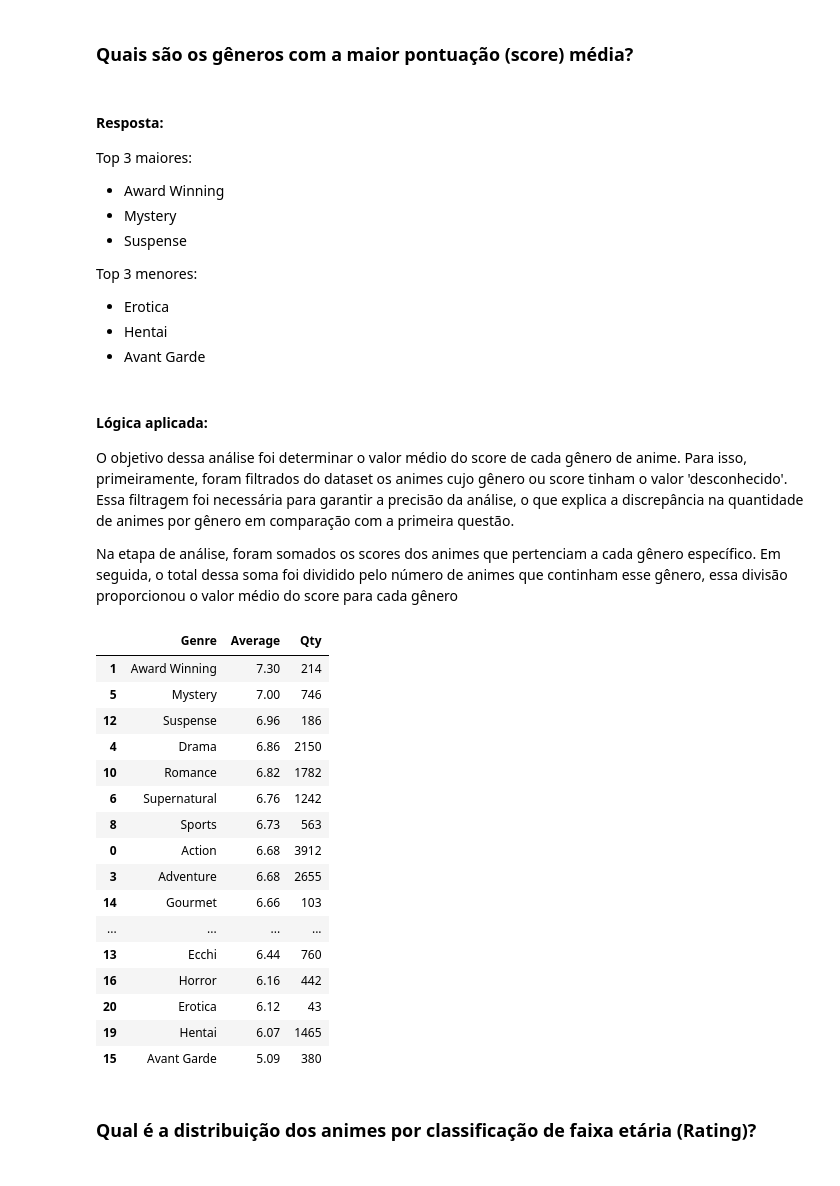
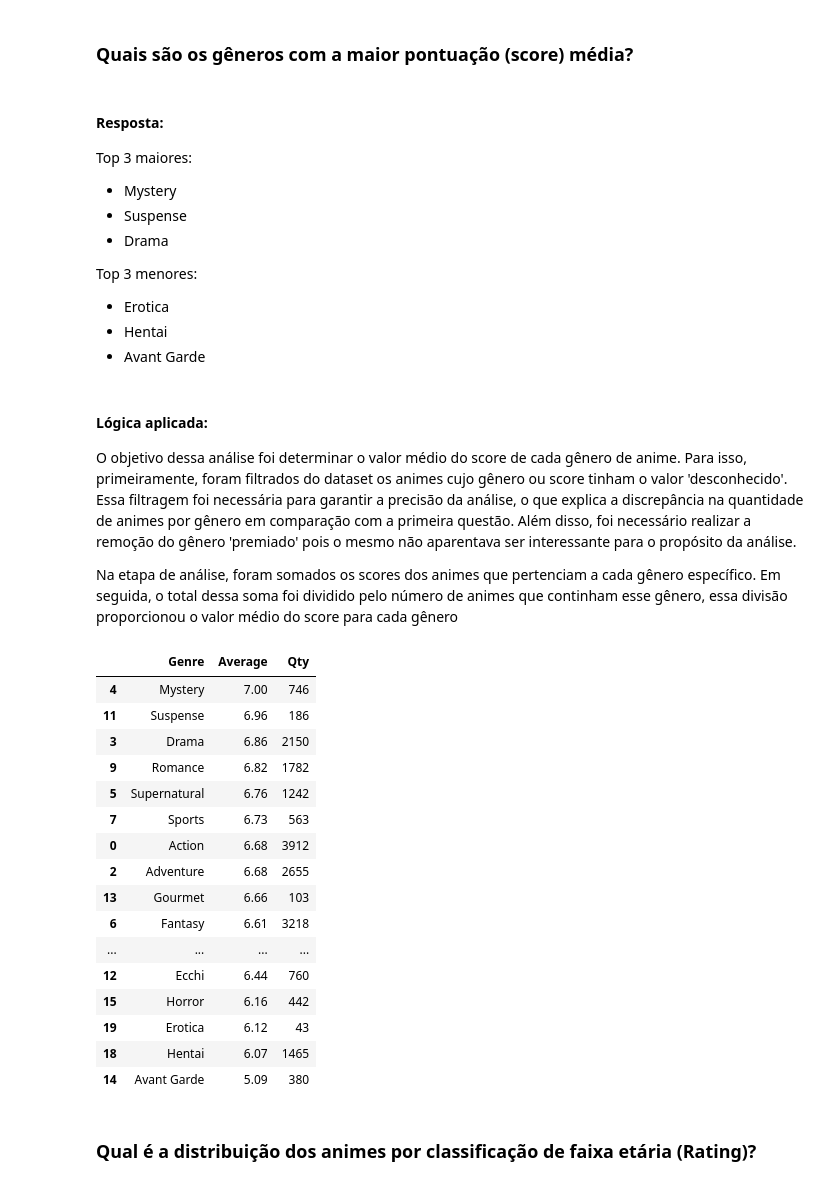
Before and after one commit to lucashensil/Analise-MyAnimeList-2023, a Jupyter notebook: analise.ipynb, the cells around one changed output. Saved outputs shown, nothing was run; the diff lists cells and outputs as text; code cells hidden in the pictures.

```diff
--- a/analise.ipynb
+++ b/analise.ipynb
@@ -193,9 +193,9 @@ display(sm_df)
 #### Resposta:
 
 Top 3 maiores:
--  Award Winning
 -  Mystery
 -  Suspense
+-  Drama
 
 Top 3 menores:
 -  Erotica
@@ -204,54 +204,55 @@ Top 3 menores:
 # %% [markdown]
 #### Lógica aplicada:
 
-O objetivo dessa análise foi determinar o valor médio do score de cada gênero de anime. Para isso, primeiramente, foram filtrados do dataset os animes cujo gênero ou score tinham o valor 'desconhecido'. Essa filtragem foi necessária para garantir a precisão da análise, o que explica a discrepância na quantidade de animes por gênero em comparação com a primeira questão.
+O objetivo dessa análise foi determinar o valor médio do score de cada gênero de anime. Para isso, primeiramente, foram filtrados do dataset os animes cujo gênero ou score tinham o valor 'desconhecido'. Essa filtragem foi necessária para garantir a precisão da análise, o que explica a discrepância na quantidade de animes por gênero em comparação com a primeira questão. Além disso, foi necessário realizar a remoção do gênero 'premiado' pois o mesmo não aparentava ser interessante para o propósito da análise.
 
 Na etapa de análise, foram somados os scores dos animes que pertenciam a cada gênero específico. Em seguida, o total dessa soma foi dividido pelo número de animes que continham esse gênero, essa divisão proporcionou o valor médio do score para cada gênero
 # %%
 data_sg = data.query("Genres != 'UNKNOWN' and Score != 'UNKNOWN'")
 
 sg_values = data_sg[['Score','Genres']].values
 dic_scores = defaultdict(float)
 dic_count = defaultdict(int)
 dic_avarage = defaultdict()
 
 for score, genres in sg_values:
     score = float(score)
     for genre in genres.split(','):
         genre = genre.strip()
-        dic_scores[genre] += score
-        dic_count[genre] += 1
+        if genre != 'Award Winning':
+            dic_scores[genre] += score
+            dic_count[genre] += 1
 
 
 
 for genre in dic_scores.keys():
     average_score = f"{dic_scores[genre] / dic_count[genre]:.2f}"
     dic_avarage[genre] = average_score
 
 count_df = pd.DataFrame(list(dic_count.items()), columns=['Genre', 'Qty'])
 average_df = pd.DataFrame(list(dic_avarage.items()), columns=['Genre', 'Average'])
 
 merged_sg = pd.merge(average_df, count_df, on='Genre')
 merged_sg = merged_sg.sort_values(by='Average', ascending=False)
 display(merged_sg)
 # %% [output]
 |  | Genre | Average | Qty |
-| 1 | Award Winning | 7.30 | 214 |
-| 5 | Mystery | 7.00 | 746 |
-| 12 | Suspense | 6.96 | 186 |
-| 4 | Drama | 6.86 | 2150 |
-| 10 | Romance | 6.82 | 1782 |
-| 6 | Supernatural | 6.76 | 1242 |
-| 8 | Sports | 6.73 | 563 |
+| 4 | Mystery | 7.00 | 746 |
+| 11 | Suspense | 6.96 | 186 |
+| 3 | Drama | 6.86 | 2150 |
+| 9 | Romance | 6.82 | 1782 |
+| 5 | Supernatural | 6.76 | 1242 |
+| 7 | Sports | 6.73 | 563 |
 | 0 | Action | 6.68 | 3912 |
-| 3 | Adventure | 6.68 | 2655 |
-| 14 | Gourmet | 6.66 | 103 |
+| 2 | Adventure | 6.68 | 2655 |
+| 13 | Gourmet | 6.66 | 103 |
+| 6 | Fantasy | 6.61 | 3218 |
 | ... | ... | ... | ... |
-| 13 | Ecchi | 6.44 | 760 |
-| 16 | Horror | 6.16 | 442 |
-| 20 | Erotica | 6.12 | 43 |
-| 19 | Hentai | 6.07 | 1465 |
-| 15 | Avant Garde | 5.09 | 380 |
+| 12 | Ecchi | 6.44 | 760 |
+| 15 | Horror | 6.16 | 442 |
+| 19 | Erotica | 6.12 | 43 |
+| 18 | Hentai | 6.07 | 1465 |
+| 14 | Avant Garde | 5.09 | 380 |
 # %% [markdown]
 ### Qual é a distribuição dos animes por classificação de faixa etária (Rating)?
 # %%
```
Also changed, not shown: parts of 1 cell of this notebook, 3 other files.
